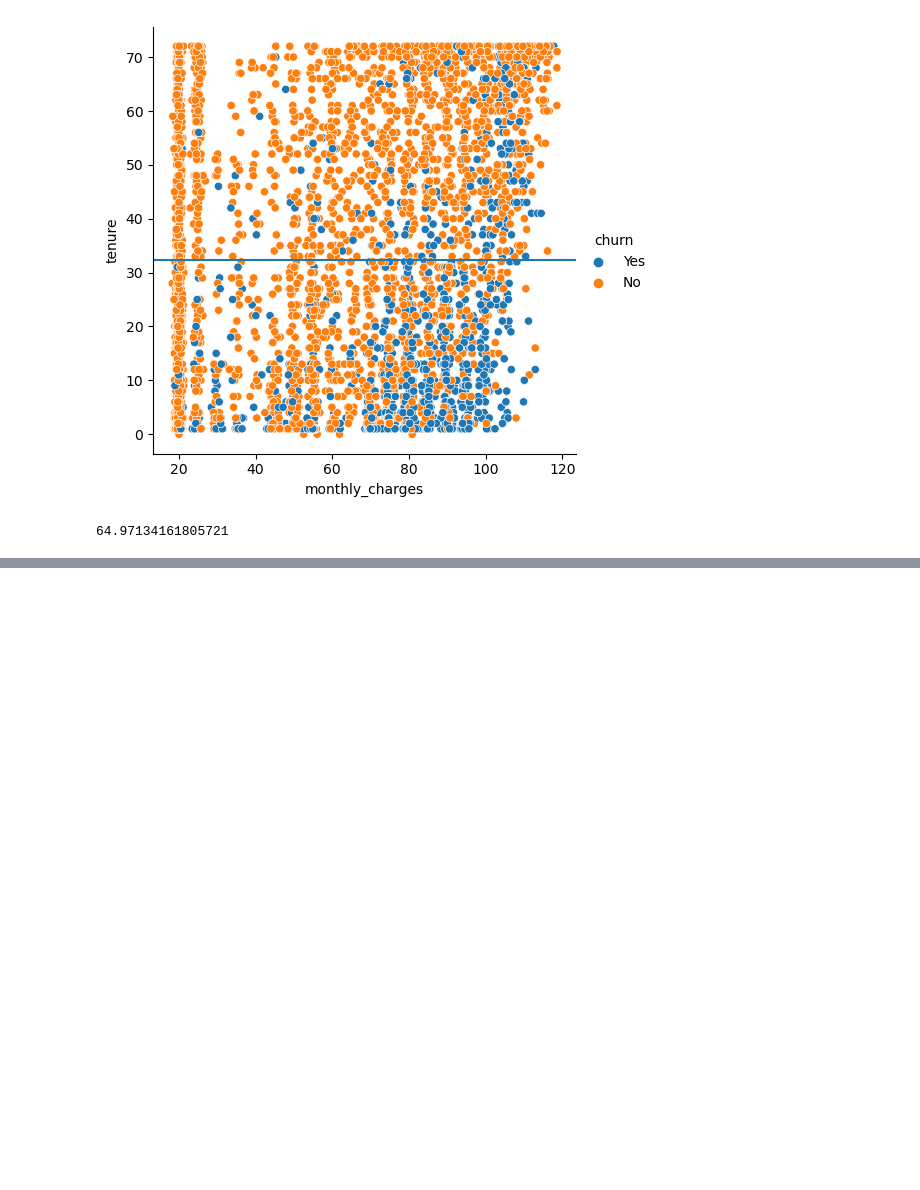
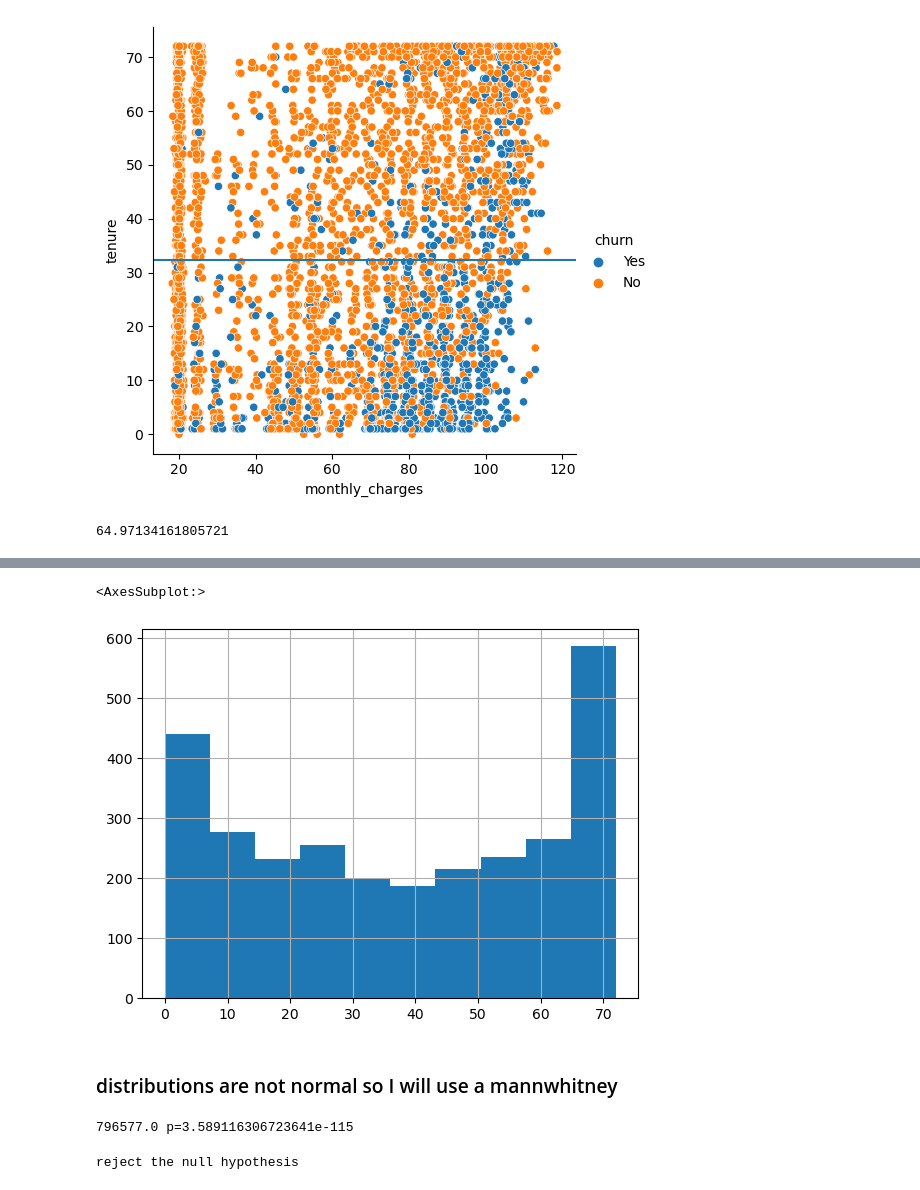
Before and after one commit to Andy-Jensen/Telco_project_part_1, a Jupyter notebook: explore.ipynb, the cells around one changed output, grey strips where cells are left out. Drawn from its saved outputs; the diff is of its cells as text; code cells hidden in the pictures; blank space fills up the shorter version.

```diff
--- a/scratch_notebook.ipynb
+++ b/explore.ipynb
@@ -101,0 +150,26 @@ np.mean(telco_train['monthly_charges'])
+# %%
+#histogram of tenure for customers that have not churned
+
+ten_no['tenure'].hist()
+# %% [output]
+<AxesSubplot:>
+[figure, added]
+# %% [markdown]
+### distributions are not normal so I will use a mannwhitney
+# %%
+#using a mannwhitneyu to test for significance
+
+test_statistic, p= stats.mannwhitneyu(x=ten_yes['tenure'], y= ten_no['tenure'],
+                                     alternative= 'less')
+print(test_statistic, f'p={p}')
+# %% [output]
+796577.0 p=3.589116306723641e-115
+# %%
+#check if the p value is less than our alpha
+
+if p < alpha:
+    print('reject the null hypothesis')
+else:
+    print('do not reject the null hypothesis')
+# %% [output]
+reject the null hypothesis
```
Also changed, not shown: parts of 41 cells of this notebook.
